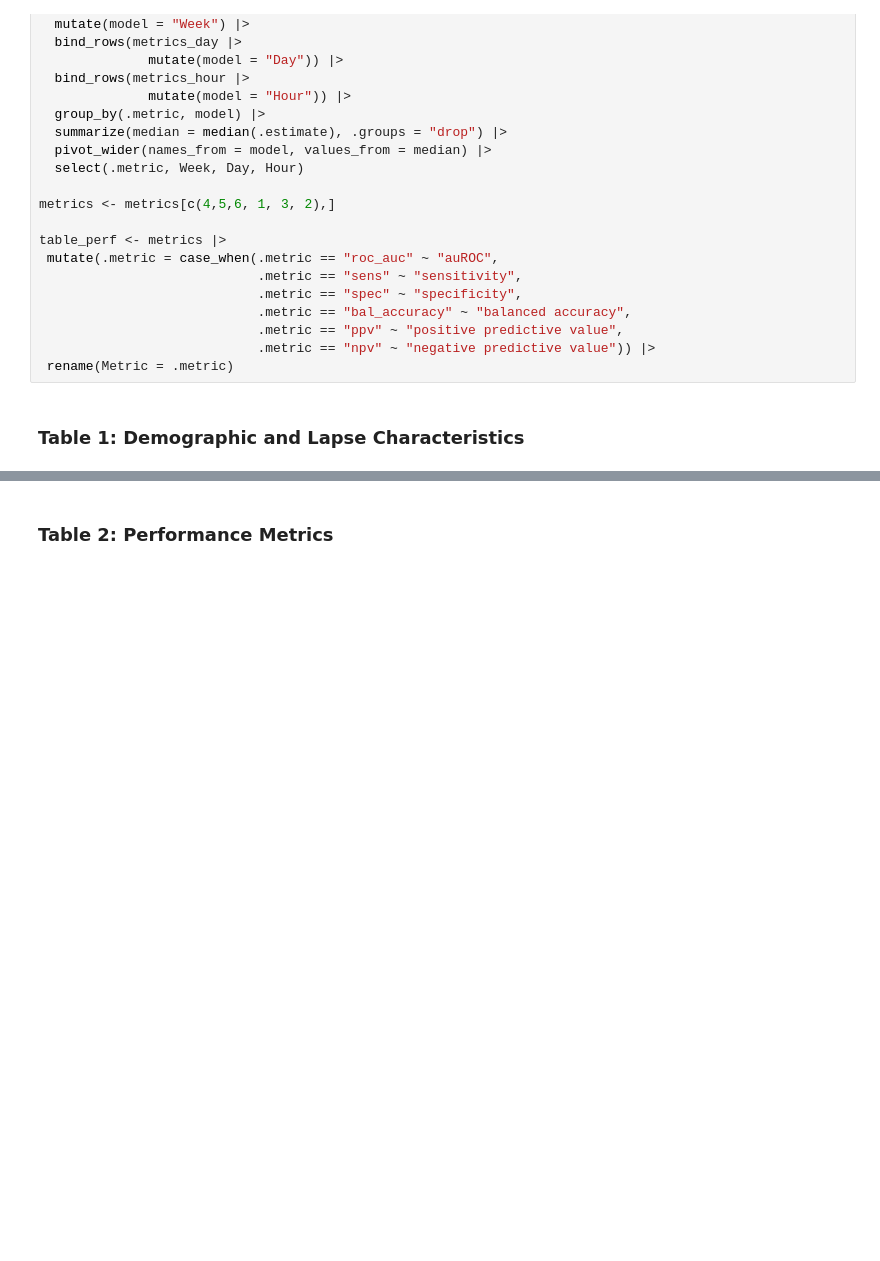
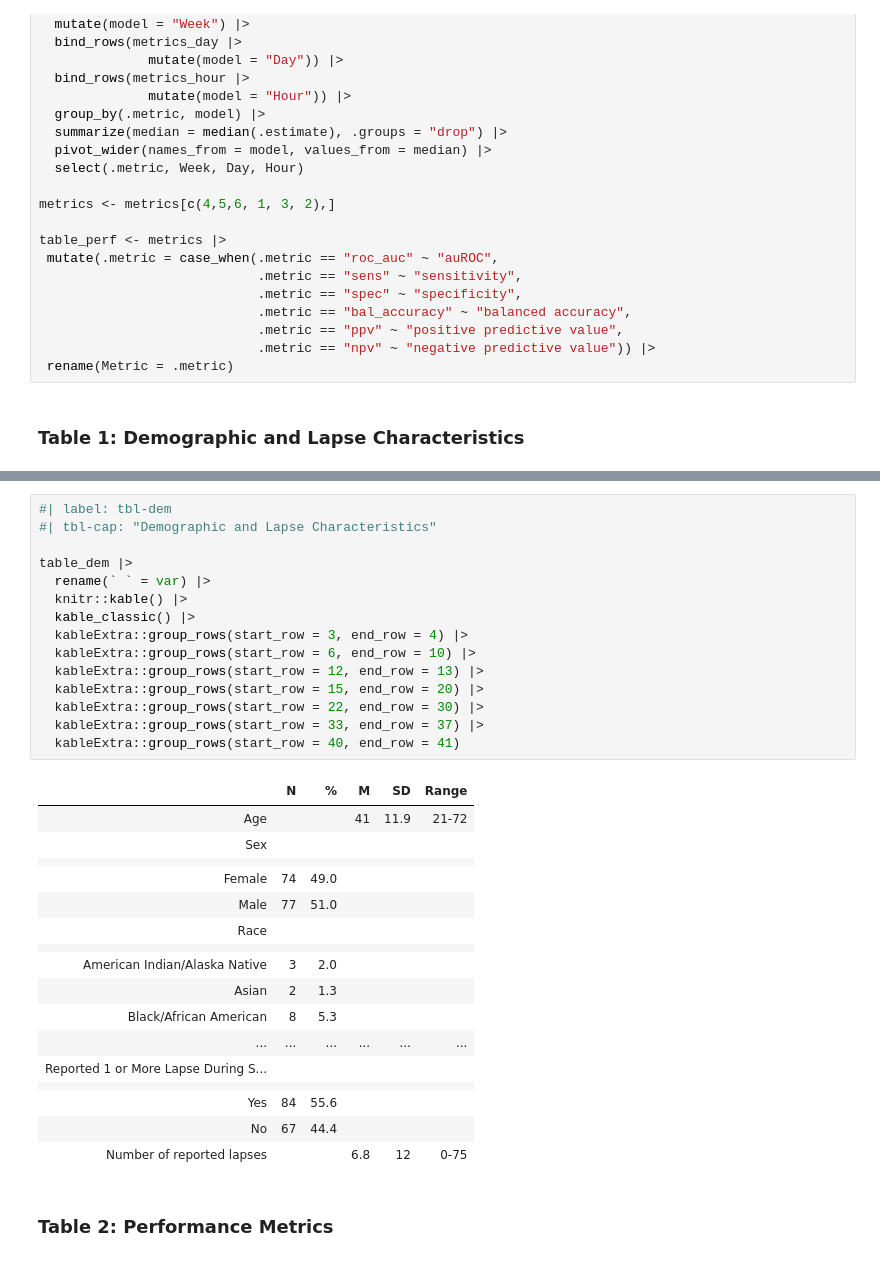
Before and after one commit to KendraPaquette/study_dissertation, a Jupyter notebook: notebooks/tables.embed.ipynb, the cells around one changed output, grey strips where cells are left out. Cells and saved outputs as stored; diff of their text form; blank space fills up the shorter version.

```diff
--- a/notebooks/tables.embed.ipynb
+++ b/notebooks/tables.embed.ipynb
@@ -283,3 +216,36 @@ table_dem |>
+# %%
+#| label: tbl-dem
+#| tbl-cap: "Demographic and Lapse Characteristics"
+
+table_dem |>
+  rename(` ` = var) |>
+  knitr::kable() |>
+  kable_classic() |>
+  kableExtra::group_rows(start_row = 3, end_row = 4) |>
+  kableExtra::group_rows(start_row = 6, end_row = 10) |>
+  kableExtra::group_rows(start_row = 12, end_row = 13) |>
+  kableExtra::group_rows(start_row = 15, end_row = 20) |>
+  kableExtra::group_rows(start_row = 22, end_row = 30) |>
+  kableExtra::group_rows(start_row = 33, end_row = 37) |>
+  kableExtra::group_rows(start_row = 40, end_row = 41)
+# %% [output]
+|  | N | % | M | SD | Range |
+| Age |  |  | 41 | 11.9 | 21-72 |
+| Sex |  |  |  |  |  |
+|  |  |  |  |  |  |
+| Female | 74 | 49.0 |  |  |  |
+| Male | 77 | 51.0 |  |  |  |
+| Race |  |  |  |  |  |
+|  |  |  |  |  |  |
+| American Indian/Alaska Native | 3 | 2.0 |  |  |  |
+| Asian | 2 | 1.3 |  |  |  |
+| Black/African American | 8 | 5.3 |  |  |  |
+| ... | ... | ... | ... | ... | ... |
+| Reported 1 or More Lapse During S... |  |  |  |  |  |
+|  |  |  |  |  |  |
+| Yes | 84 | 55.6 |  |  |  |
+| No | 67 | 44.4 |  |  |  |
+| Number of reported lapses |  |  | 6.8 | 12 | 0-75 |
 # %% [markdown]
 ### Table 2: Performance Metrics
 # %%
```
Also changed, not shown: parts of 1 cell of this notebook, 6 other files.
